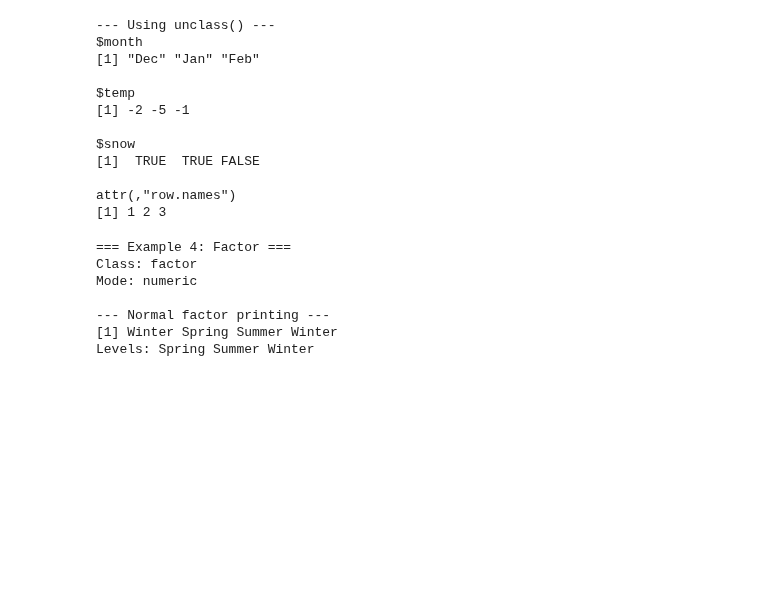
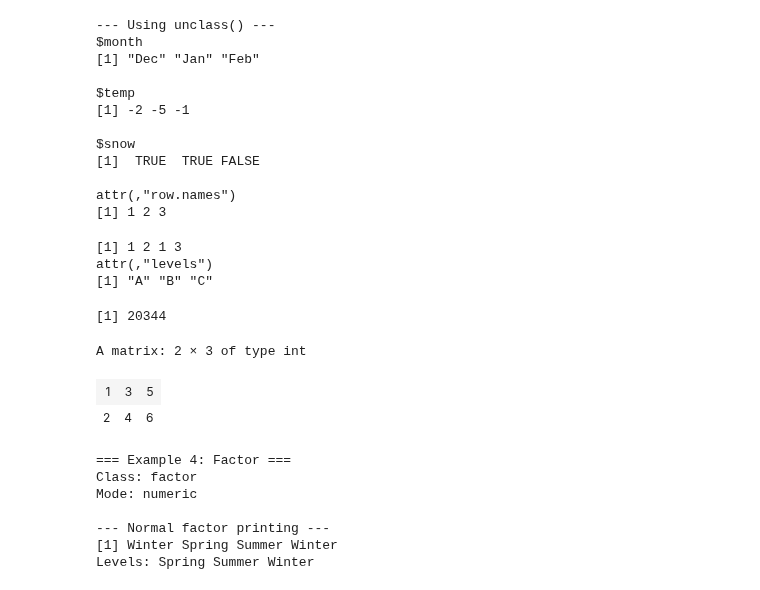
Before and after one commit to qslia/R_Practice, a Jupyter notebook: basic.ipynb, the cells around one changed output. Drawn from its saved outputs; the diff is of its cells as text; code cells hidden in the pictures; blank space fills up the shorter version.

```diff
--- a/basic.ipynb
+++ b/basic.ipynb
@@ -309,6 +317,26 @@ $snow
 
 attr(,"row.names")
 [1] 1 2 3
+# %%
+# See what a factor really is
+my_factor <- factor(c("A", "B", "A", "C"))
+unclass(my_factor)  # Shows integer codes with levels attribute
+# %% [output]
+[1] 1 2 1 3
+attr(,"levels")
+[1] "A" "B" "C"
+# %%
+today <- Sys.Date()
+unclass(today)  # Shows days since 1970-01-01
+# %% [output]
+[1] 20344
+# %%
+my_matrix <- matrix(1:6, nrow=2)
+unclass(my_matrix)  # Shows it's a vector with dim attribute
+# %% [output]
+A matrix: 2 × 3 of type int
+| 1 | 3 | 5 |
+| 2 | 4 | 6 |
 # %%
 # A factor is really just an integer vector under the hood.
 # Each unique category is assigned a number (1, 2, 3, …).
```
Also changed, not shown: parts of 44 cells of this notebook, 1 other file.
